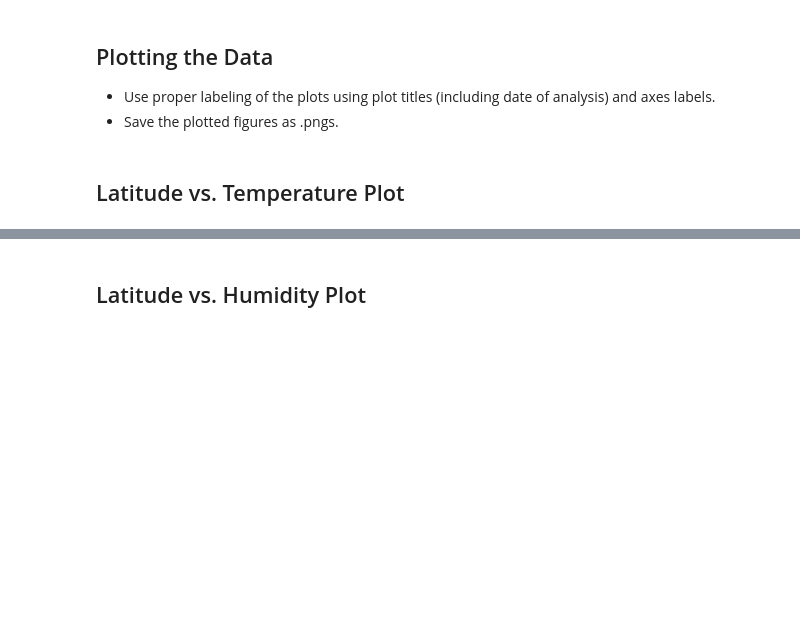
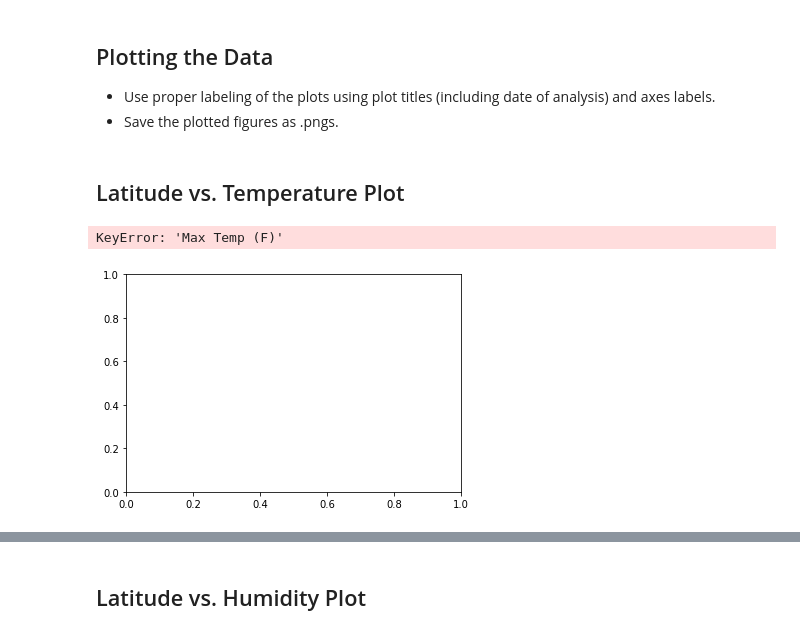
Before and after one commit to tannerhorton/weather_vacation_app, a Jupyter notebook: weather_vacation_py/WeatherPy.ipynb, the cells around one changed output, grey strips where cells are left out. Saved outputs shown, nothing was run; the diff lists cells and outputs as text; code cells hidden in the pictures; blank space fills up the shorter version.

```diff
--- a/weather_vacation_py/WeatherPy.ipynb
+++ b/weather_vacation_py/WeatherPy.ipynb
@@ -144,5 +145,5 @@ Processing Record 50 of Set 1 | punta arenas
 * Display the DataFrame
 # %%
 # Convert array of dictionaries to a pandas DataFrame.
-city_data_df = pd.DataFrame(city_data)
-city_data_df.head(5)
+weather_data_df = pd.DataFrame(city_data)
+weather_data_df.head(5)
@@ -150,0 +200,6 @@ city_data_df.describe()
+# %%
+# Make a new DataFrame equal to the city data to drop all humidity outliers by index.
+# Passing "inplace=False" will make a copy of the city_data DataFrame, which we call "clean_city_data".
+city_index =weather_data_df[(weather_data_df["Humidity"] >100)].index
+weather_data_df.drop(city_index , inplace=True)
+weather_data_df.head()
@@ -167,3 +229,14 @@ Skip this step if there are no cities that have humidity > 100%.
 * Save the plotted figures as .pngs.
 # %% [markdown]
 ## Latitude vs. Temperature Plot
+# %%
+lat_v_temp = weather_data_df.plot(kind="scatter", x="Lat", y="Max Temp (F)",grid=True, figsize=(6,4), c="steelblue", edgecolors = "black",
+                               s=40, alpha=0.8, title="City Latitude vs. Max Temperature")
+lat_v_temp.set_xlabel("Latitude")
+lat_v_temp.set_ylabel("Max Temperature (F)")
+output_file = ("../output_data/latvstemp.png")
+plt.savefig(output_file)
+plt.show()
+# %% [output]
+KeyError: 'Max Temp (F)'
+[figure, added]
```
Also changed, not shown: parts of 15 cells of this notebook, 1 other file.
